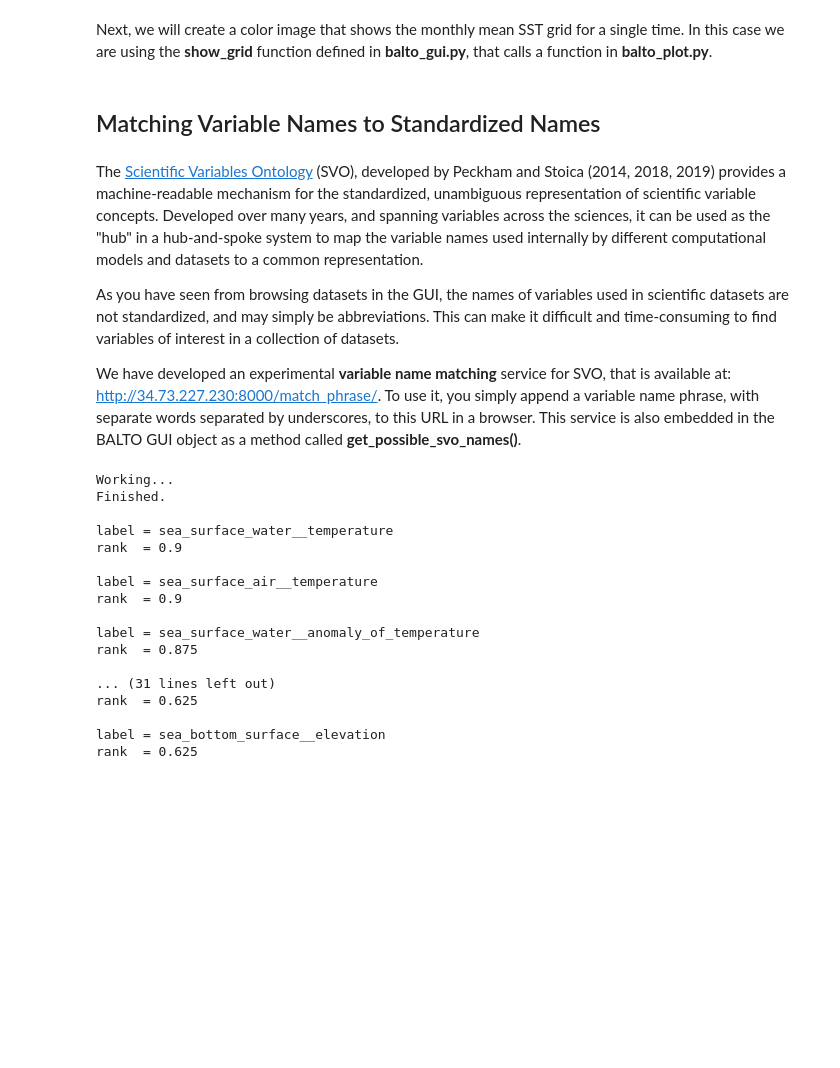
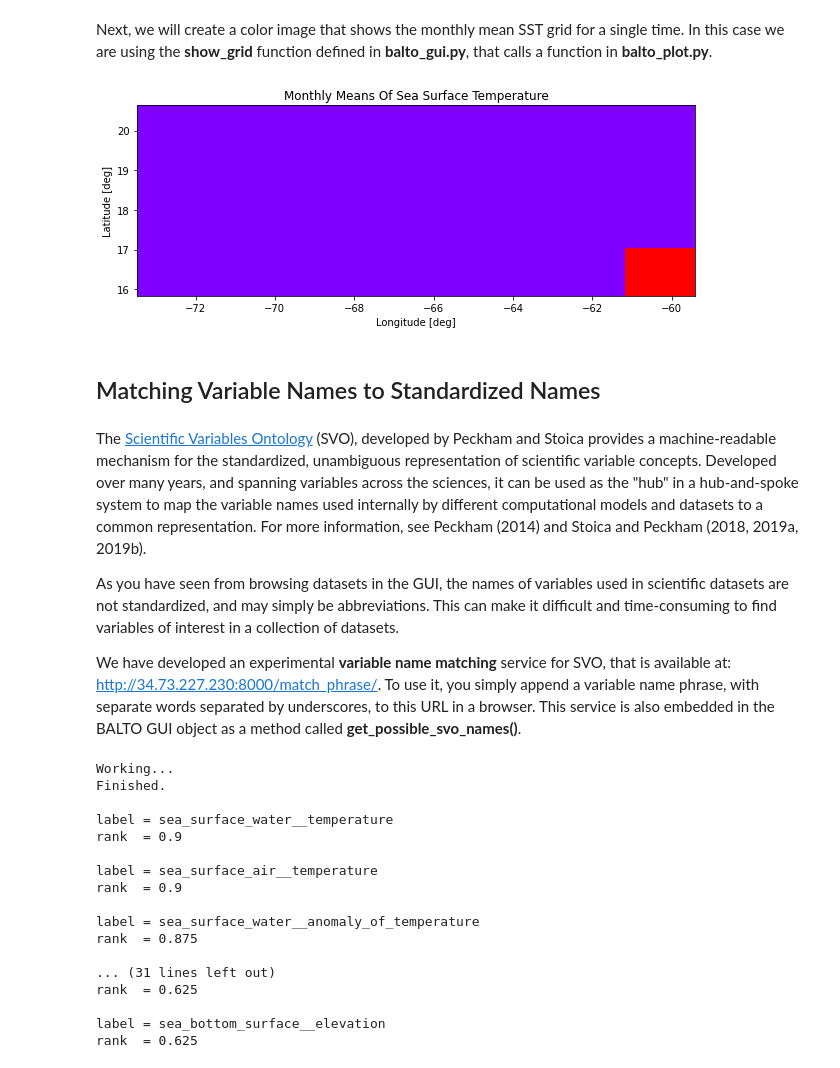
Before and after one commit to peckhams/balto_gui, a Jupyter notebook: BALTO_GUI_v2.ipynb, the cells around one changed output. Cells and saved outputs as stored; diff of their text form; code cells hidden in the pictures; blank space fills up the shorter version.

```diff
--- a/BALTO_GUI_v2.ipynb
+++ b/BALTO_GUI_v2.ipynb
@@ -113,5 +155,7 @@ import balto_plot as bp
 # %% [markdown]
 Next, we will create a color image that shows the monthly mean SST grid for a single time.  In this case we are using the <b>show_grid</b> function defined in <b>balto_gui.py</b>, that calls a function in <b>balto_plot.py</b>.
 # %%
-# grid = sst[10,:,:]
-# balto.show_grid( grid, cmap='rainbow', xsize=8, ysize=8)
+grid = sst[10,:,:]
+balto.show_grid( grid, cmap='rainbow', xsize=10, ysize=10)
+# %% [output]
+[figure, added]
@@ -120,7 +162,7 @@ Next, we will create a color image that shows the monthly mean SST grid for a si
 # %% [markdown]
 ## Matching Variable Names to Standardized Names  <a id="var_match"></a>
 # %% [markdown]
-The [Scientific Variables Ontology](http://www.geoscienceontology.org) (SVO), developed by Peckham and Stoica (2014, 2018, 2019) provides a machine-readable mechanism for the standardized, unambiguous representation of scientific variable concepts.  Developed over many years, and spanning variables across the sciences, it can be used as the "hub" in a hub-and-spoke system to map the variable names used internally by different computational models and datasets to a common representation.
+The [Scientific Variables Ontology](http://www.geoscienceontology.org) (SVO), developed by Peckham and Stoica provides a machine-readable mechanism for the standardized, unambiguous representation of scientific variable concepts.  Developed over many years, and spanning variables across the sciences, it can be used as the "hub" in a hub-and-spoke system to map the variable names used internally by different computational models and datasets to a common representation.  For more information, see Peckham (2014) and Stoica and Peckham (2018, 2019a, 2019b).
 
 As you have seen from browsing datasets in the GUI, the names of variables used in scientific datasets are not standardized, and may simply be abbreviations.  This can make it difficult and time-consuming to find variables of interest in a collection of datasets.
 
```
Also changed, not shown: parts of 15 cells of this notebook, 2 other files.
